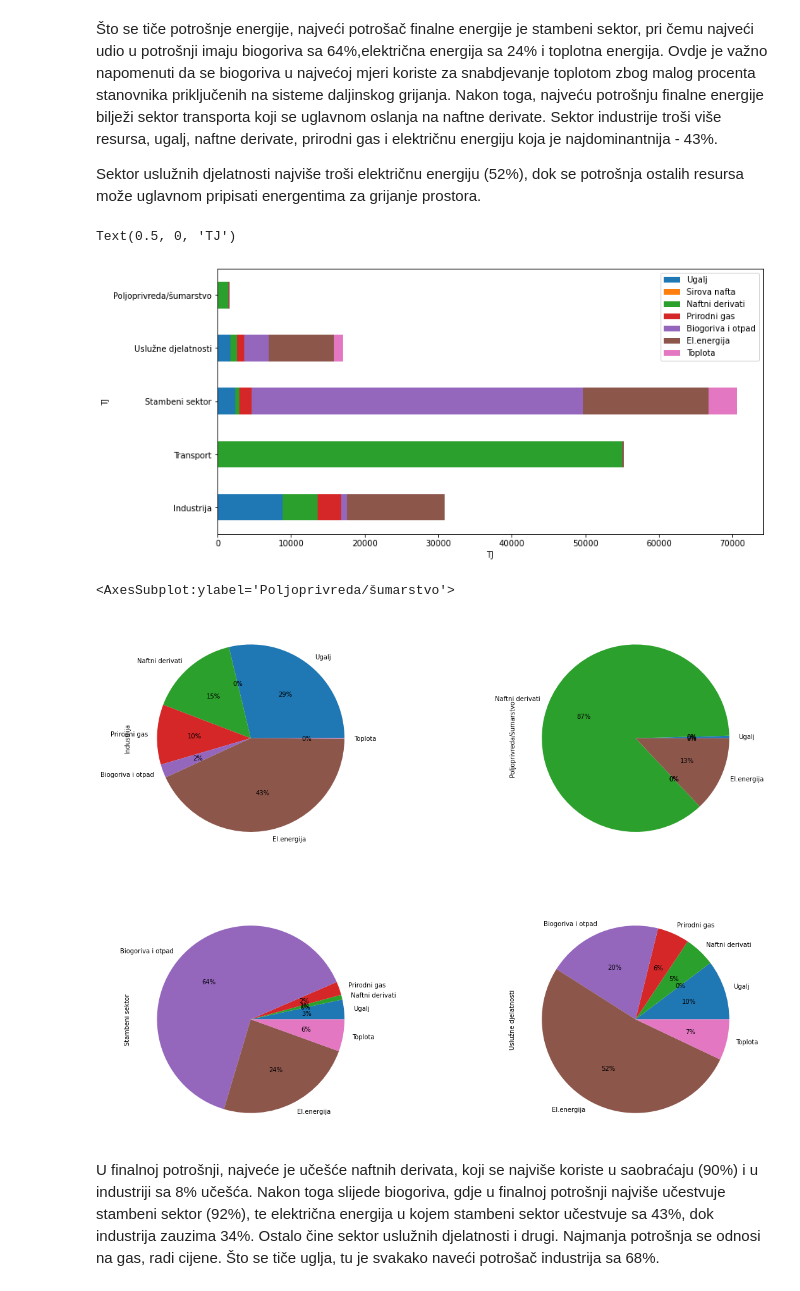
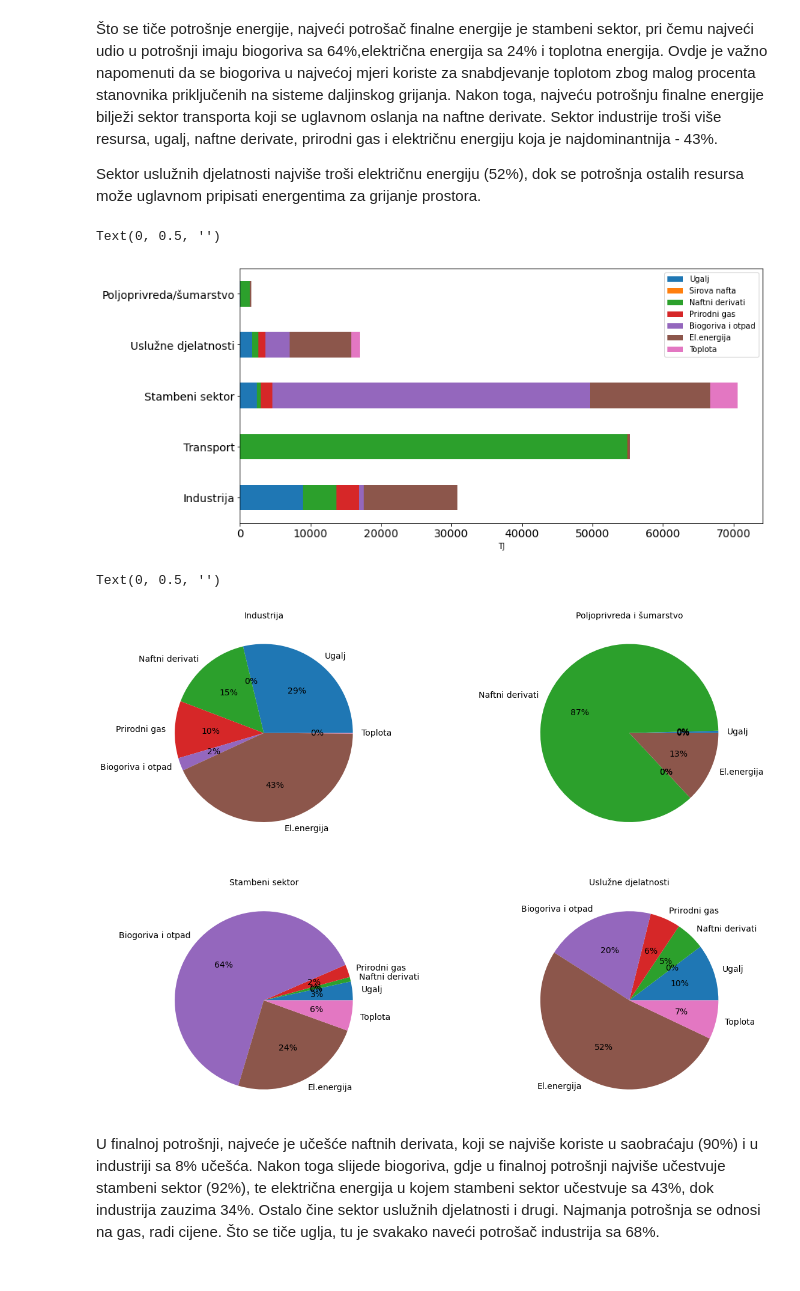
Before and after one commit to ehlimana/Electricity-analysis, a Jupyter notebook: Energy_balance.ipynb, the cells around one changed output. Drawn from its saved outputs; the diff is of its cells as text; code cells hidden in the pictures.

```diff
--- a/Energy_balance.ipynb
+++ b/Energy_balance.ipynb
@@ -313,39 +313,47 @@ Sektor uslužnih djelatnosti najviše troši električnu energiju (52%), dok se
 #file[["Coal","Crude oil","Oil products","Natural gas","Biofuels and waste","Electricity","Heat"]][20:25].plot(kind="barh",stacked=True,figsize=(12,6))
 lst4=[0,1,2,3,7,8,9]
 
-file[findElements(lst1,lst4)][20:25].plot(kind="barh",stacked=True,figsize=(12,6))
+file[findElements(lst1,lst4)][20:25].plot(kind="barh",stacked=True,figsize=(12,6),fontsize=14)
 plt.xlabel("TJ")
+plt.ylabel("")
 # %% [output]
-Text(0.5, 0, 'TJ')
+Text(0, 0.5, '')
-[figure, old version]
+[figure, new version]
 # %%
 #industry_fuel=(file.loc["Industry",["Coal","Oil products","Natural gas","Biofuels and waste","Electricity","Heat"]]/file.loc["Industry","Total"])*100
 #transport_fuel=(file.loc["Transport",["Coal","Oil products","Natural gas","Biofuels and waste","Electricity","Heat"]]/file.loc["Transport","Total"])*100
 #residential_fuel=(file.loc["Residential",["Coal","Oil products","Natural gas","Biofuels and waste","Electricity","Heat"]]/file.loc["Resid","Total"])*100
 #commercial_fuel=(file.loc['Commercial and public services',["Coal","Oil products","Natural gas","Biofuels and waste","Electricity","Heat"]]/file.loc["Comm","Total"])*100
 
 
 fig,ax=plt.subplots(ncols=2,nrows=2,figsize=(20,15))
 
 industry_fuel=(file.loc[bos_index[20],findElements(lst1,lst4)]/file.loc[bos_index[20],bos_columns[-1]])*100
-industry_fuel.plot(kind="pie",autopct='%1.0f%%',ax=ax[0,0])
-
+industry_fuel.plot(kind="pie",autopct='%1.0f%%',ax=ax[0,0],fontsize=14)
+ax[0,0].set_title("Industrija",fontsize=14)
+ax[0,0].set_ylabel("",fontsize=14)
 #transport_fuel=(file.loc[bos_index[21],findElements(lst1,lst4)]/file.loc[bos_index[21],bos_columns[-1]])*100
 #transport_fuel.plot(kind="pie",autopct='%1.0f%%',ax=ax[0,1])
 
 
 residential_fuel=(file.loc[bos_index[22],findElements(lst1,lst4)]/file.loc[bos_index[22],bos_columns[-1]])*100
-residential_fuel.plot(kind="pie",autopct='%1.0f%%',ax=ax[1,0])
+residential_fuel.plot(kind="pie",autopct='%1.0f%%',ax=ax[1,0],fontsize=14)
+ax[1,0].set_title("Stambeni sektor",fontsize=14)
+ax[1,0].set_ylabel("",fontsize=14)
+
 
 commercial_fuel=(file.loc[bos_index[23],findElements(lst1,lst4)]/file.loc[bos_index[23],bos_columns[-1]])*100
-commercial_fuel.plot(kind="pie",autopct='%1.0f%%',ax=ax[1,1])
-
+commercial_fuel.plot(kind="pie",autopct='%1.0f%%',ax=ax[1,1],fontsize=14)
+ax[1,1].set_title("Uslužne djelatnosti",fontsize=14)
+ax[1,1].set_ylabel("",fontsize=14)
 
 agric_fuel=(file.loc[bos_index[24],findElements(lst1,lst4)]/file.loc[bos_index[24],bos_columns[-1]])*100
-agric_fuel.plot(kind="pie",autopct='%1.0f%%',ax=ax[0,1])
+agric_fuel.plot(kind="pie",autopct='%1.0f%%',ax=ax[0,1],fontsize=14)
+ax[0,1].set_title("Poljoprivreda i šumarstvo",fontsize=14)
+ax[0,1].set_ylabel("",fontsize=14)
 # %% [output]
-<AxesSubplot:ylabel='Poljoprivreda/šumarstvo'>
+Text(0, 0.5, '')
-[figure, old version]
+[figure, new version]
 # %% [markdown]
 U finalnoj potrošnji, najveće je učešće naftnih derivata, koji se najviše koriste u saobraćaju (90%) i u industriji sa 8% učešća. Nakon toga slijede biogoriva, gdje u finalnoj potrošnji najviše učestvuje stambeni sektor (92%), te električna energija u kojem stambeni sektor učestvuje sa 43%, dok industrija zauzima 34%. Ostalo čine sektor uslužnih djelatnosti i drugi. Najmanja potrošnja se odnosi na gas, radi cijene. Što se tiče uglja, tu je svakako naveći potrošač industrija sa 68%.
 # %%
```
Also changed, not shown: parts of 6 cells of this notebook, 1 other file.
